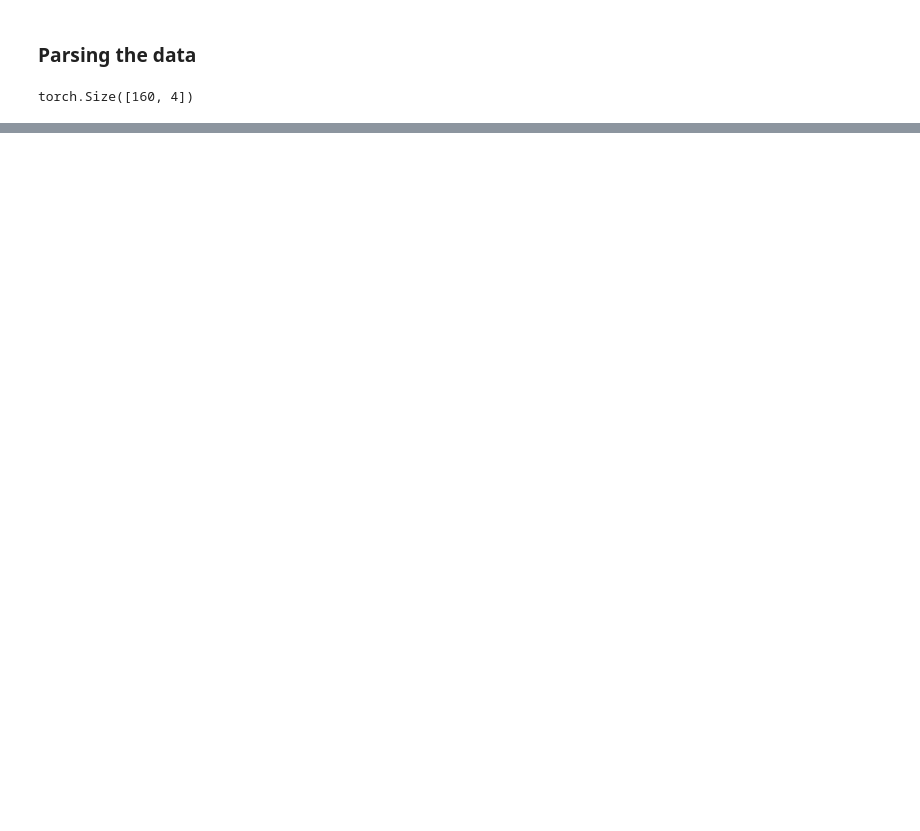
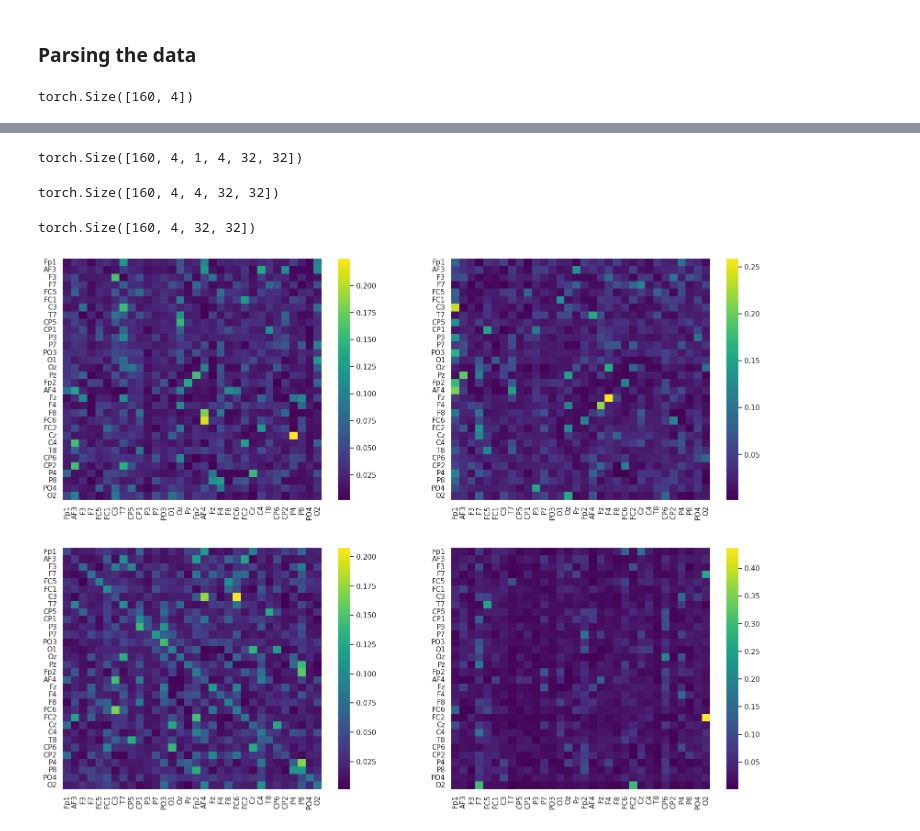
Before and after one commit to h1de0us/mer-eeg-analysis, a Jupyter notebook: graphs/report.ipynb, the cells around one changed output, grey strips where cells are left out. Drawn from its saved outputs; the diff is of its cells as text; code cells hidden in the pictures; blank space fills up the shorter version.

Commit message:
graphormer

```diff
--- a/graphs/report.ipynb
+++ b/graphs/report.ipynb
@@ -298,6 +311,9 @@ def evaluate_epoch(model, criterion, val_loader, device):
 # %%
+%%time
+
 one_batch_dataset = EEGDataset(participants_range=(1, 2))
 train_loader = torch.utils.data.DataLoader(one_batch_dataset, batch_size=1, shuffle=True, collate_fn=collate_fn)
+device = torch.device("cuda" if torch.cuda.is_available() else "cpu")
 
 from src.model import GraphormerModel
 
@@ -307,10 +323,10 @@ model = GraphormerModel(
     n_heads = 4,
     embed_dim = 8,
     dim_feedforward=16,
-
+    device=device
 )
 
-device = torch.device("cuda" if torch.cuda.is_available() else "cpu")
+
 model.to(device)
 for batch in train_loader:
     predictions, attention = model(batch)
@@ -344,0 +385,42 @@ KeyboardInterrupt:
+# %%
+for batch in train_loader:
+    predictions, attention = model(batch)
+    break
+# %%
+attention.shape
+# %% [output]
+torch.Size([160, 4, 1, 4, 32, 32])
+# %%
+attention = torch.squeeze(attention)
+attention.shape # (n_trials * n_bands, n_layers, n_heads, n_nodes, n_nodes)
+# %% [output]
+torch.Size([160, 4, 4, 32, 32])
+# %%
+attention_grouped = torch.mean(attention, dim=1)
+attention_grouped.shape
+# %% [output]
+torch.Size([160, 4, 32, 32])
+# %%
+import seaborn as sns
+import matplotlib.pyplot as plt
+
+attention_heads = attention_grouped[0]
+
+channels = ['Fp1', 'AF3', 'F3', 'F7', 'FC5',
+                         'FC1', 'C3', 'T7', 'CP5', 'CP1',
+                         'P3', 'P7', 'PO3', 'O1', 'Oz',
+                         'Pz', 'Fp2', 'AF4', 'Fz', 'F4',
+                         'F8', 'FC6', 'FC2', 'Cz', 'C4',
+                         'T8', 'CP6', 'CP2', 'P4', 'P8',
+                         'PO4', 'O2']
+
+sns.set(style="whitegrid")
+cmap = sns.color_palette("viridis", as_cmap=True)
+fig, axs = plt.subplots(2, 2, figsize=(20, 15))
+for i in range(attention_heads.shape[0]):
+    sns.heatmap(attention_heads[i, :, :].detach().cpu().numpy(), ax=axs[i // 2, i % 2],
+                cmap=cmap,
+                xticklabels=channels,
+                yticklabels=channels)
+# %% [output]
+[figure, added]
```
Also changed, not shown: parts of 24 cells of this notebook, 3 other files.
